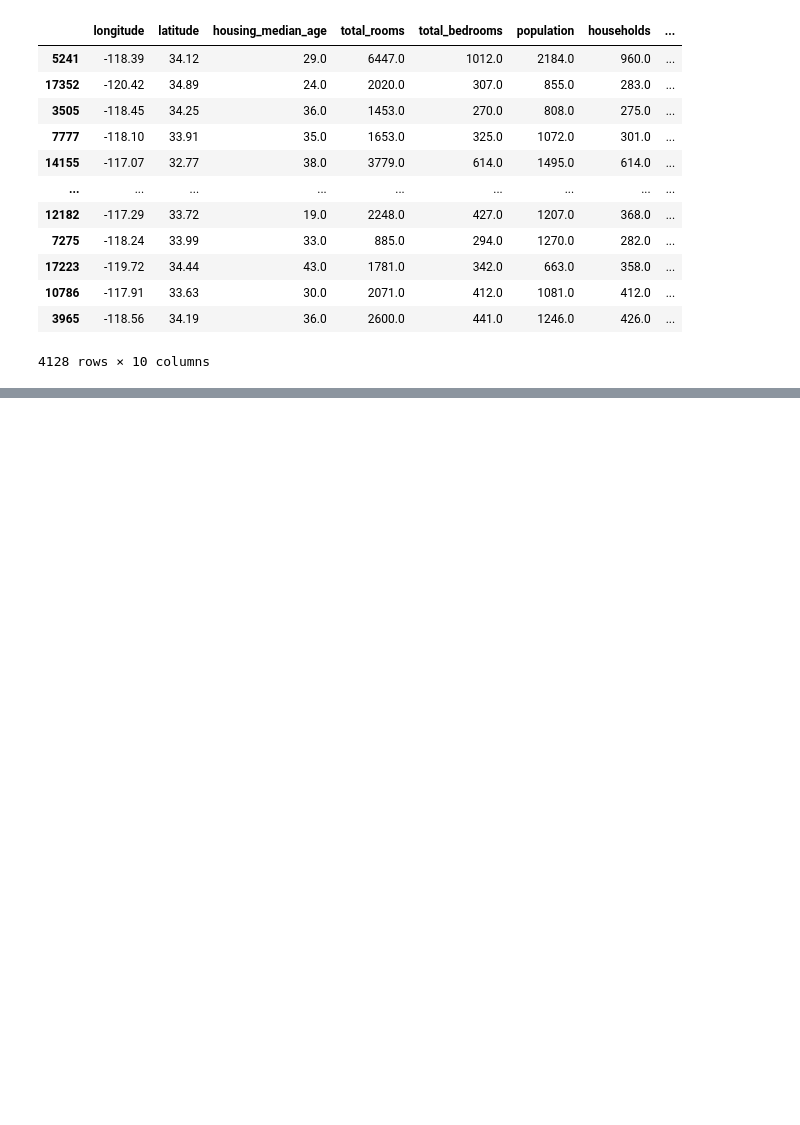
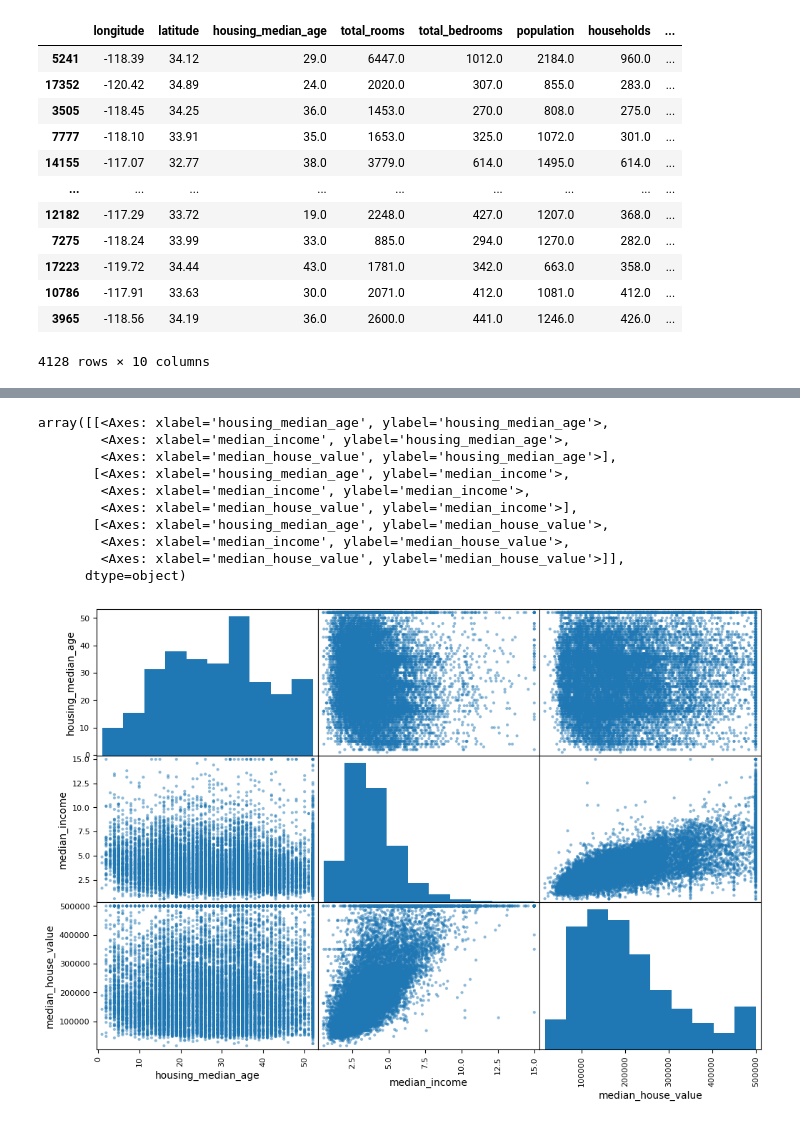
Before and after one commit to forgewithharsh/data-science-lab, a Jupyter notebook: scikit-learn/visualizing_the_data.ipynb, the cells around one changed output, grey strips where cells are left out. Saved outputs shown, nothing was run; the diff lists cells and outputs as text; code cells hidden in the pictures; blank space fills up the shorter version.

```diff
--- a/scikit-learn/visualizing_the_data.ipynb
+++ b/scikit-learn/visualizing_the_data.ipynb
@@ -81,0 +99,3 @@ strat_test_set
+# %%
+df.drop(labels="ocean_proximity", inplace=True, axis=1)
+df.corr()
@@ -81,0 +113,16 @@ strat_test_set
+# %%
+from pandas.plotting import scatter_matrix
+attributes = ["housing_median_age", "median_income", "median_house_value"]
+scatter_matrix(df[attributes], figsize=(12,8))
+# %% [output]
+array([[<Axes: xlabel='housing_median_age', ylabel='housing_median_age'>,
+        <Axes: xlabel='median_income', ylabel='housing_median_age'>,
+        <Axes: xlabel='median_house_value', ylabel='housing_median_age'>],
+       [<Axes: xlabel='housing_median_age', ylabel='median_income'>,
+        <Axes: xlabel='median_income', ylabel='median_income'>,
+        <Axes: xlabel='median_house_value', ylabel='median_income'>],
+       [<Axes: xlabel='housing_median_age', ylabel='median_house_value'>,
+        <Axes: xlabel='median_income', ylabel='median_house_value'>,
+        <Axes: xlabel='median_house_value', ylabel='median_house_value'>]],
+      dtype=object)
+[figure, added]
```
Also changed, not shown: parts of 5 cells of this notebook.
